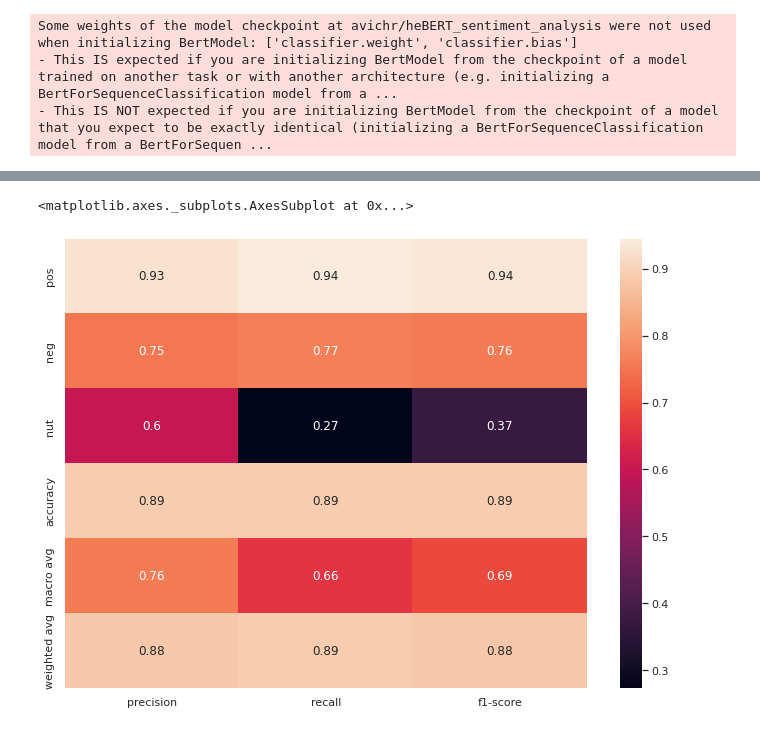
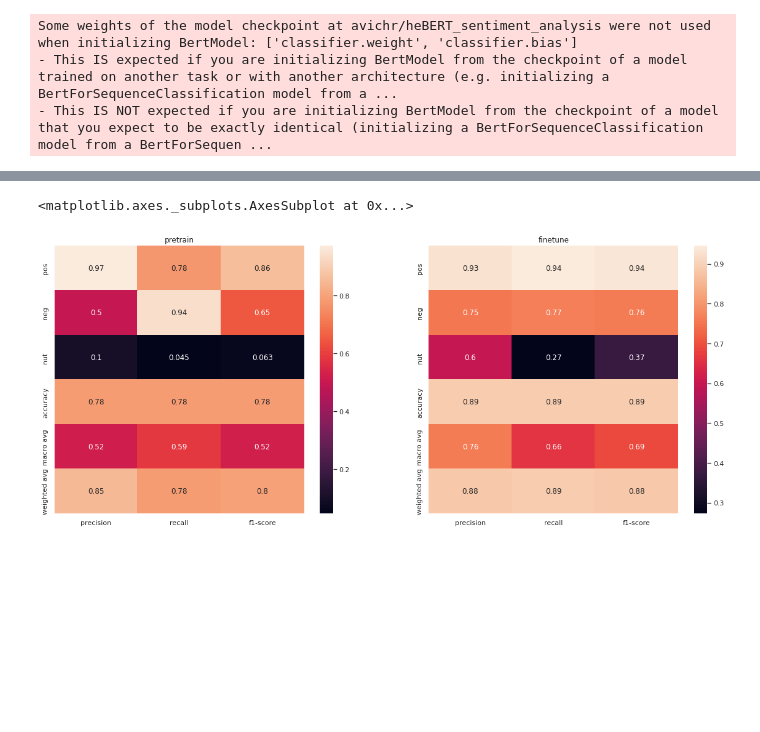
Before and after one commit to wzwzeyal/ojt_bert, a Jupyter notebook: notebooks_exploration/estimate_sentiment_model.ipynb, the cells around one changed output, grey strips where cells are left out. Cells and saved outputs as stored; diff of their text form; code cells hidden in the pictures; blank space fills up the shorter version.

```diff
--- a/notebooks_exploration/estimate_sentiment_model.ipynb
+++ b/notebooks_exploration/estimate_sentiment_model.ipynb
@@ -167,14 +185,20 @@ pretrain_clf_report = classification_report(X_val.label,
-# %%
-sns.set(rc={'figure.figsize':(11.7,8.27)})
-
-fig, axs = plt.subplot(1,2)
+# %%
+sns.set(rc={'figure.figsize':(20,8)})
+
+fig, axs = plt.subplots(1,2)
+
+axs[0].set_title('pretrain')
+sns.heatmap(pd.DataFrame(pretrain_clf_report).iloc[:-1, :].T, annot=True, ax=axs[0])
+
+axs[1].set_title('finetune')
+sns.heatmap(pd.DataFrame(finetune_clf_report).iloc[:-1, :].T, annot=True, ax=axs[1])
+# %% [output]
+<matplotlib.axes._subplots.AxesSubplot at 0x...>
+[figure, added]
 # %%
 
 
-sns.heatmap(pd.DataFrame(clf_report).iloc[:-1, :].T, annot=True)
+sns.heatmap(pd.DataFrame(clf_report).iloc[:-1, :].T, annot=True, ax=axs[0])
-# %% [output]
-<matplotlib.axes._subplots.AxesSubplot at 0x...>
-[figure, removed]
 # %%
 clf_report = classification_report(X_val.label,
                                    X_val.pretrain,
```
Also changed, not shown: parts of 5 cells of this notebook.
